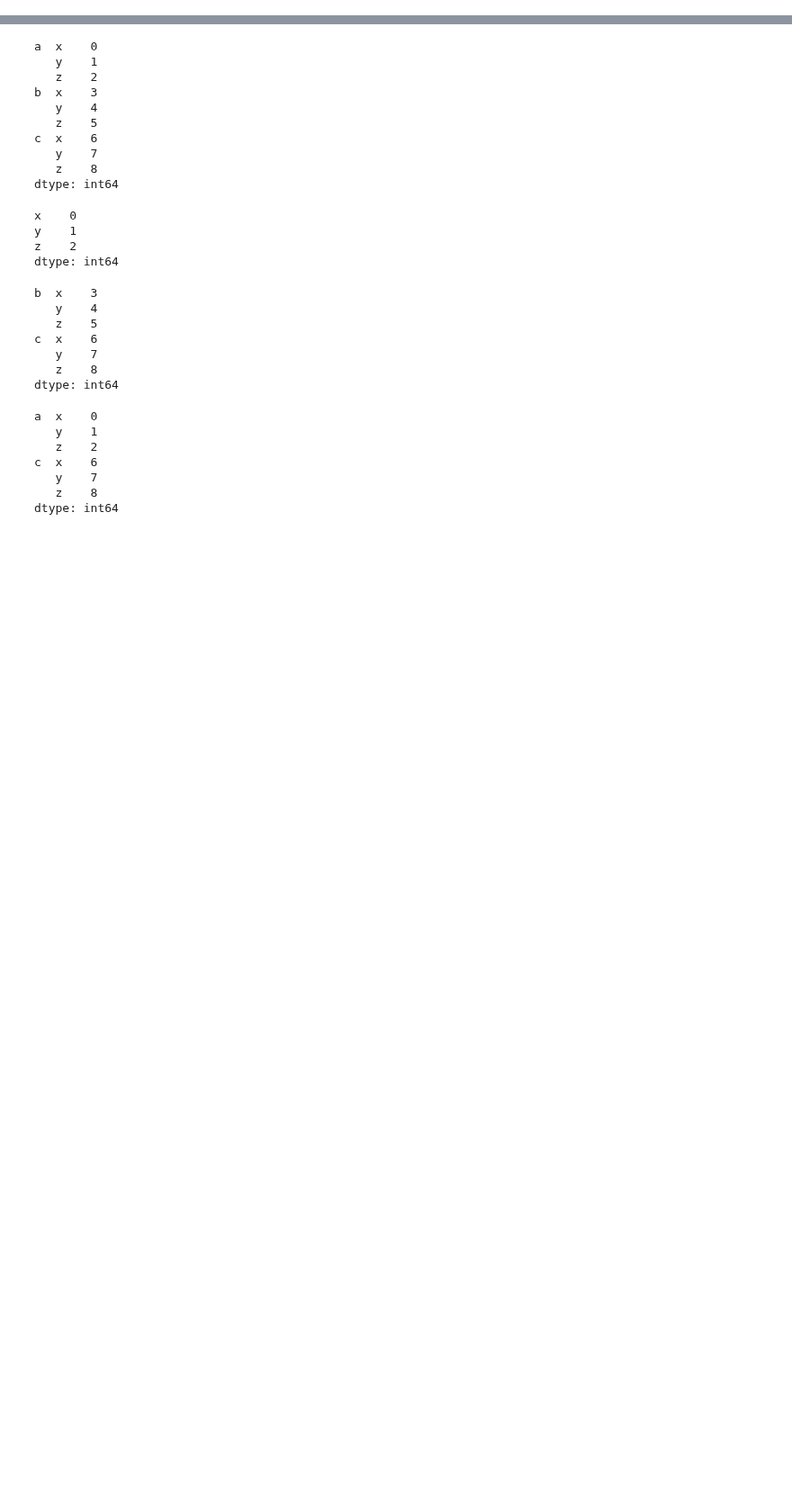
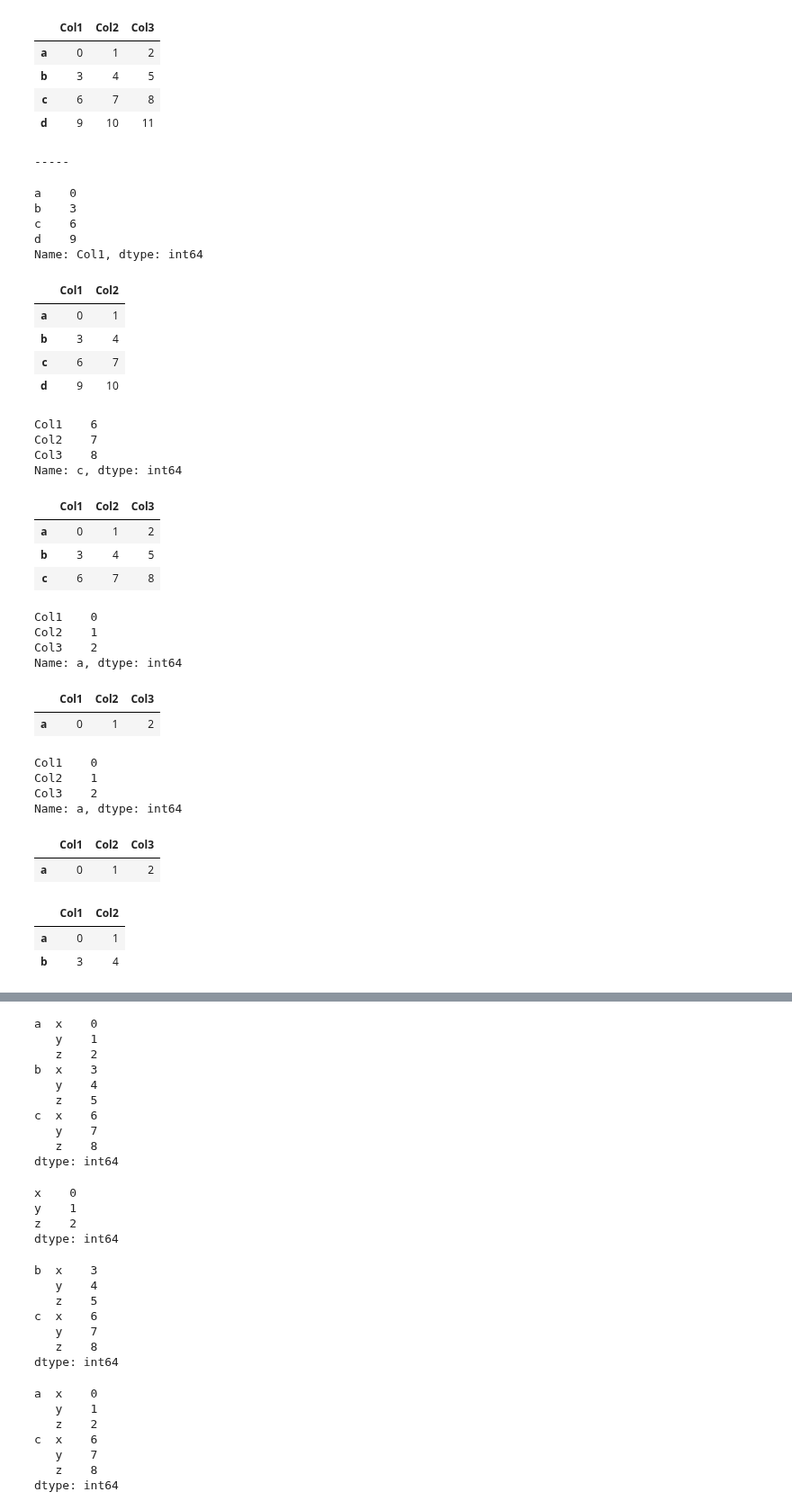
Before and after one commit to niranjv/ml-notes, a Jupyter notebook: notes/pandas-indexing.ipynb, the cells around one changed output, grey strips where cells are left out. Shown at 90% size. Saved outputs shown, nothing was run; the diff lists cells and outputs as text; code cells hidden in the pictures; blank space fills up the shorter version.

```diff
--- a/notes/pandas-indexing.ipynb
+++ b/notes/pandas-indexing.ipynb
@@ -210,0 +213,63 @@ Name: c, dtype: int64
+# %%
+# DataFrame w/ non-integer index - [] vs. loc vs iloc vs ix
+df = DataFrame(np.arange(12).reshape(4,3), columns=['Col1', 'Col2', 'Col3'], index=['a','b','c','d'])
+df
+print '-----'
+
+# indexing
+# df[0] - results in KeyError
+df['Col1'] # get 1st column as Series
+df[['Col1', 'Col2']] # get 2 cols as DataFrame
+
+# TypeError - no explicit index with 0
+# df.loc[0] # get 1st row as Series
+# df.loc[0:1] # get 2 rows as DataFrame
+df.loc['c'] # get 3rd row as Series
+df.loc[:'c'] # get 1st 3 rows as DataFrame
+
+df.iloc[0] # get 1st row as Series
+df.iloc[0:1] # get 1st row as DataFrame
+
+df.ix[0] # get 1st row as Series
+df.ix[0:1] # get 2 rows as DataFrame
+df.ix[:'b', :'Col2'] # stop is inclusive, so 'b' and 'Col2' are part of result
+# %% [output]
+|  | Col1 | Col2 | Col3 |
+| a | 0 | 1 | 2 |
+| b | 3 | 4 | 5 |
+| c | 6 | 7 | 8 |
+| d | 9 | 10 | 11 |
+-----
+a    0
+b    3
+c    6
+d    9
+Name: Col1, dtype: int64
+|  | Col1 | Col2 |
+| a | 0 | 1 |
+| b | 3 | 4 |
+| c | 6 | 7 |
+| d | 9 | 10 |
+Col1    6
+Col2    7
+Col3    8
+Name: c, dtype: int64
+|  | Col1 | Col2 | Col3 |
+| a | 0 | 1 | 2 |
+| b | 3 | 4 | 5 |
+| c | 6 | 7 | 8 |
+Col1    0
+Col2    1
+Col3    2
+Name: a, dtype: int64
+|  | Col1 | Col2 | Col3 |
+| a | 0 | 1 | 2 |
+Col1    0
+Col2    1
+Col3    2
+Name: a, dtype: int64
+|  | Col1 | Col2 | Col3 |
+| a | 0 | 1 | 2 |
+|  | Col1 | Col2 |
+| a | 0 | 1 |
+| b | 3 | 4 |
```
Also changed, not shown: parts of 14 cells of this notebook, 2 other files.
